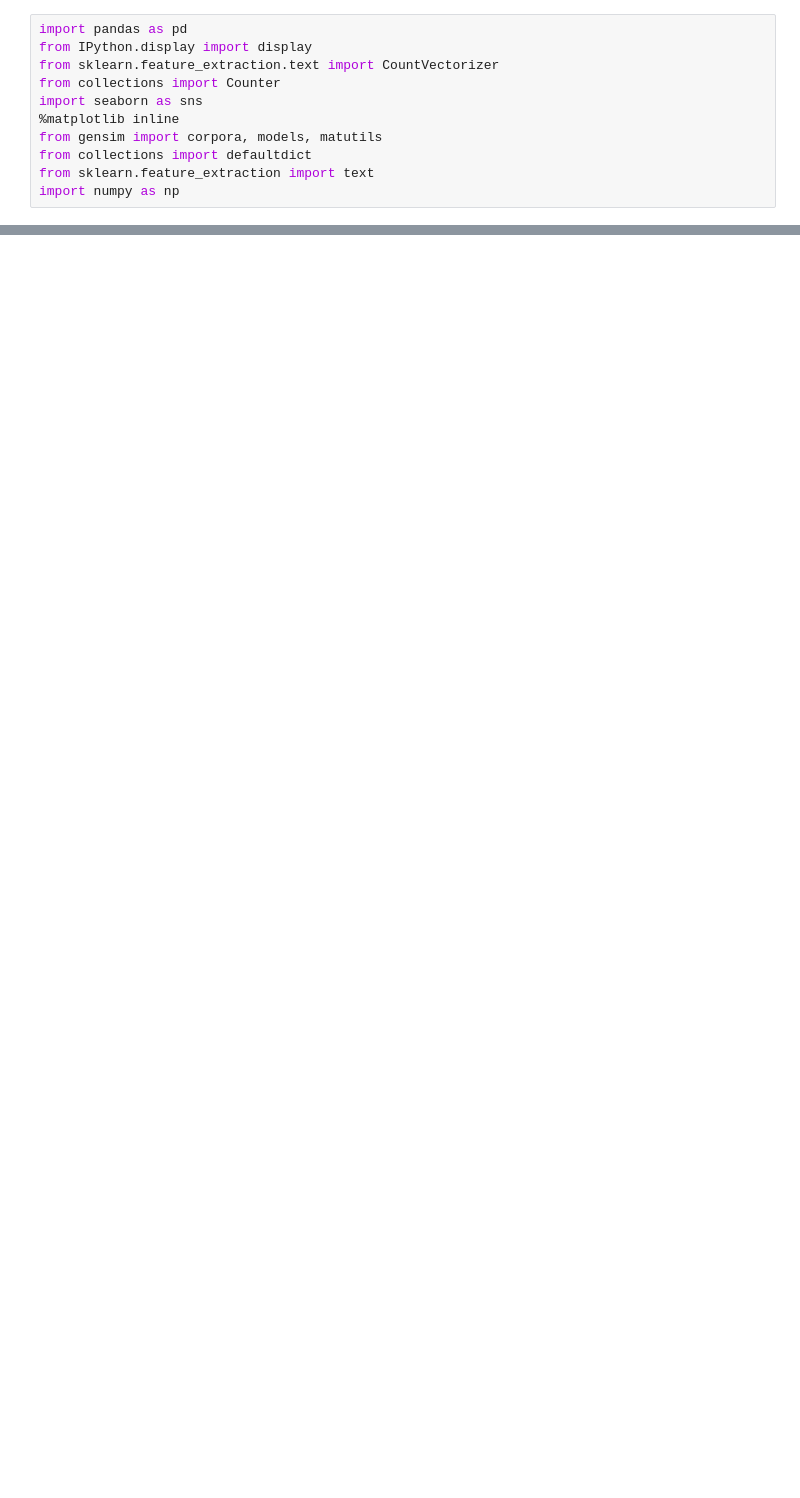
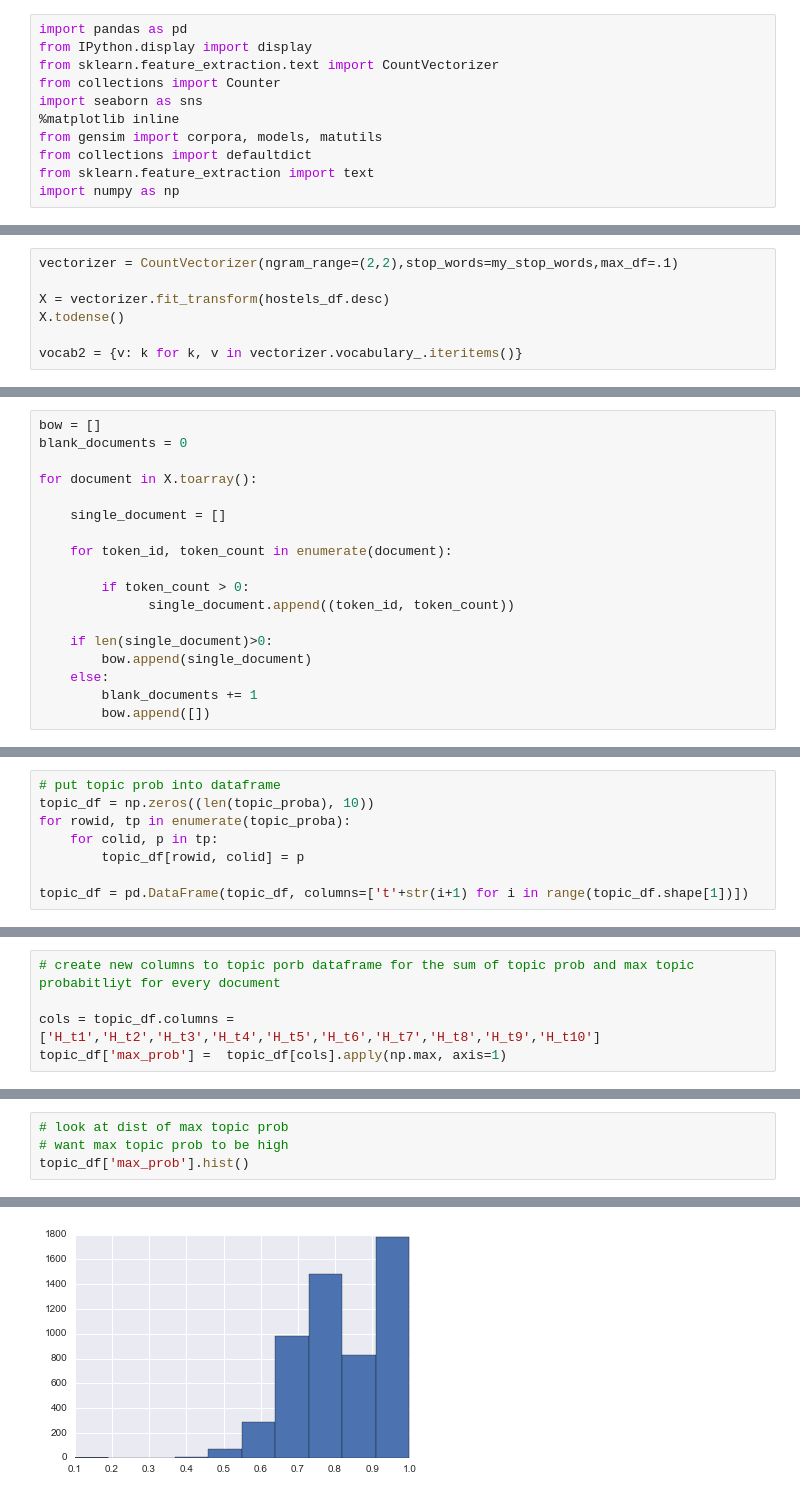
Before and after one commit to caitlinmowdy/DSI-SF-2-caitlinmowdy, a Jupyter notebook: capstone-hostelworld/code/Topic Modeling of Hostels.ipynb, the cells around one changed output, grey strips where cells are left out. Cells and saved outputs as stored; diff of their text form; blank space fills up the shorter version.

```diff
--- a/capstone-hostelworld/code/Topic Modeling of Hostels.ipynb
+++ b/capstone-hostelworld/code/Topic Modeling of Hostels.ipynb
@@ -162,0 +79,7 @@ hostels_df.POLICIES[1].split(',')[0]
+# %%
+vectorizer = CountVectorizer(ngram_range=(2,2),stop_words=my_stop_words,max_df=.1)
+
+X = vectorizer.fit_transform(hostels_df.desc)
+X.todense()
+
+vocab2 = {v: k for k, v in vectorizer.vocabulary_.iteritems()}
@@ -162,0 +131,18 @@ hostels_df.POLICIES[1].split(',')[0]
+# %%
+bow = []
+blank_documents = 0
+
+for document in X.toarray():
+
+    single_document = []
+
+    for token_id, token_count in enumerate(document):
+
+        if token_count > 0:
+              single_document.append((token_id, token_count))
+
+    if len(single_document)>0:
+        bow.append(single_document)
+    else:
+        blank_documents += 1
+        bow.append([])
@@ -162,0 +153,8 @@ hostels_df.POLICIES[1].split(',')[0]
+# %%
+# put topic prob into dataframe
+topic_df = np.zeros((len(topic_proba), 10))
+for rowid, tp in enumerate(topic_proba):
+    for colid, p in tp:
+        topic_df[rowid, colid] = p
+
+topic_df = pd.DataFrame(topic_df, columns=['t'+str(i+1) for i in range(topic_df.shape[1])])
@@ -162,0 +168,5 @@ hostels_df.POLICIES[1].split(',')[0]
+# %%
+# create new columns to topic porb dataframe for the sum of topic prob and max topic probabitliyt for every document
+
+cols = topic_df.columns = ['H_t1','H_t2','H_t3','H_t4','H_t5','H_t6','H_t7','H_t8','H_t9','H_t10']
+topic_df['max_prob'] =  topic_df[cols].apply(np.max, axis=1)
@@ -162,0 +177,5 @@ hostels_df.POLICIES[1].split(',')[0]
+# %%
+# look at dist of max topic prob
+# want max topic prob to be high
+topic_df['max_prob'].hist()
+# %% [output]
@@ -162,0 +183 @@ hostels_df.POLICIES[1].split(',')[0]
+[figure, added]
```
Also changed, not shown: parts of 46 cells of this notebook, 18 other files.
